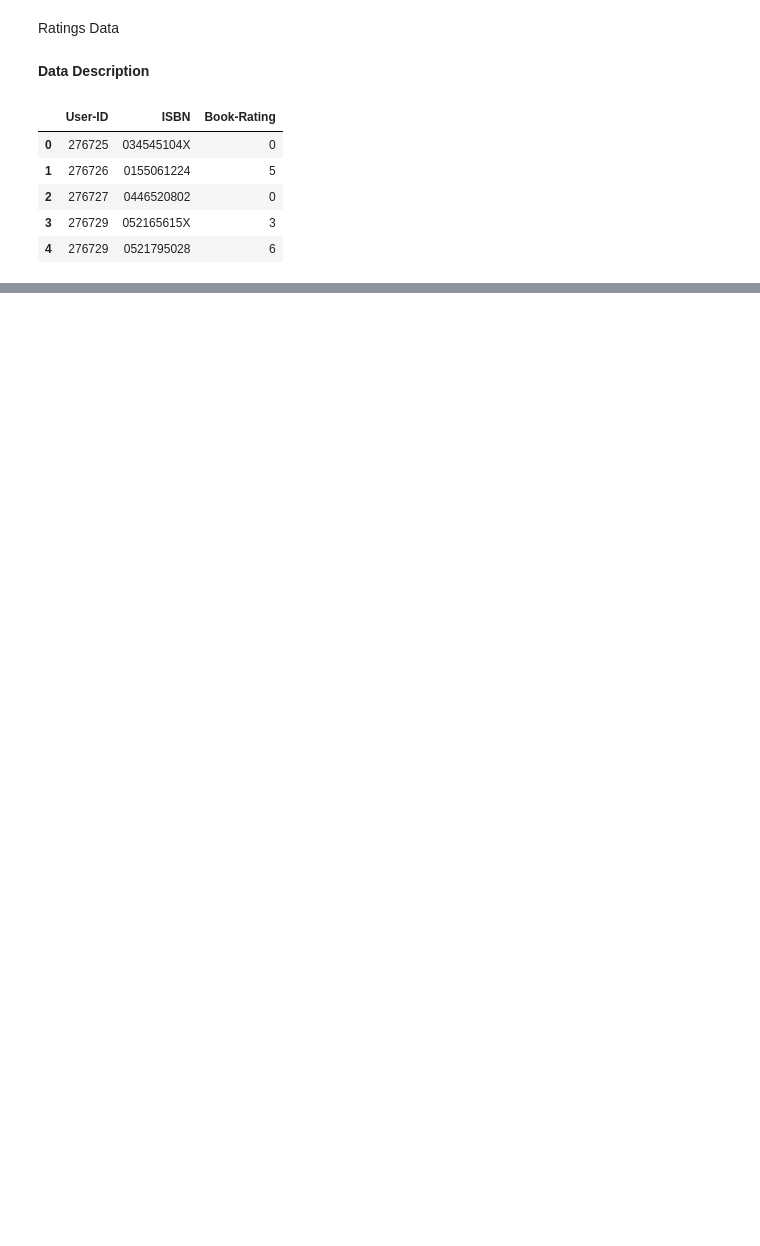
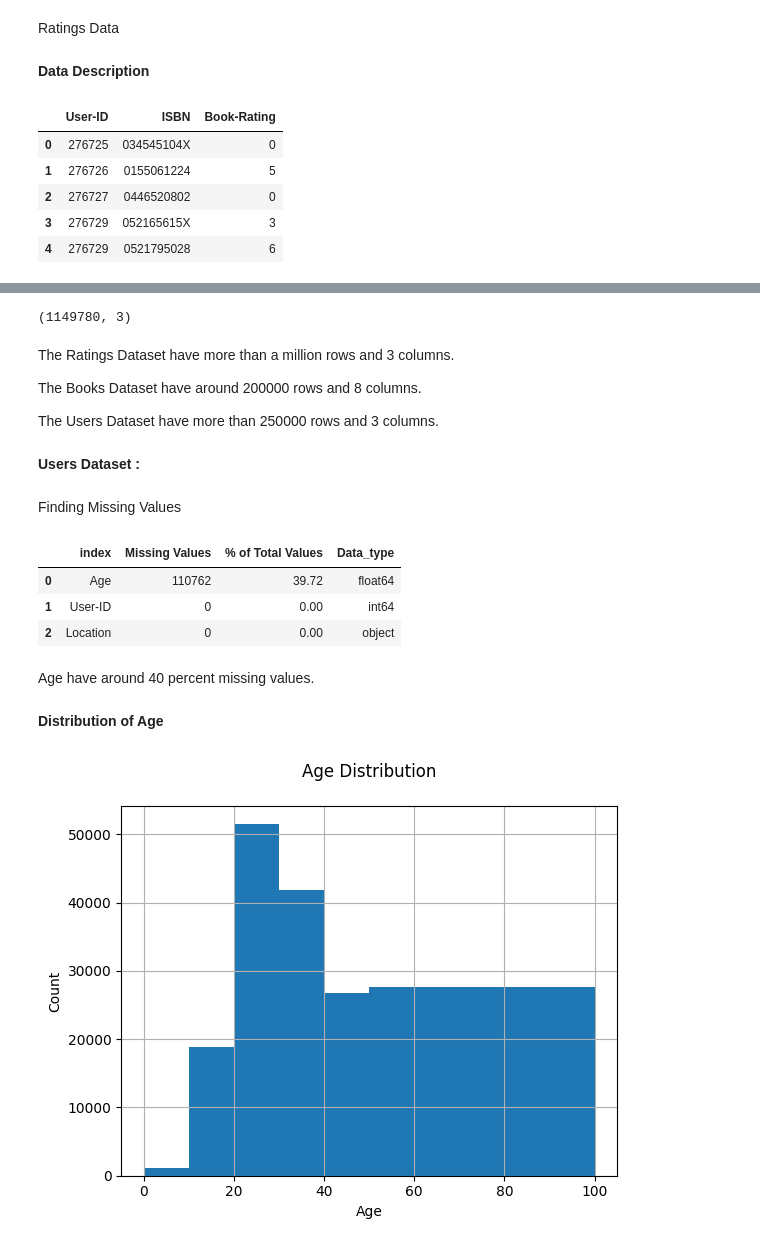
Before and after one commit to himanshu302002/Unsupervised-ML-, a Jupyter notebook: Capstone_Project_on_Unsupervised(ML)_For_Book_Recommendation_System.ipynb, the cells around one changed output, grey strips where cells are left out. Cells and saved outputs as stored; diff of their text form; code cells hidden in the pictures; blank space fills up the shorter version.

```diff
--- a/Capstone_Project_on_Unsupervised(ML)_For_Book_Recommendation_System.ipynb
+++ b/Capstone_Project_on_Unsupervised(ML)_For_Book_Recommendation_System.ipynb
@@ -118,0 +129,12 @@ ratings.head()
+# %%
+ratings.shape
+# %% [output]
+(1149780, 3)
+# %% [markdown]
+The Ratings Dataset have more than a million rows and 3 columns.
+
+The Books Dataset have around 200000 rows and 8 columns.
+
+The Users Dataset have more than 250000 rows and 3 columns.
+# %% [markdown]
+**Users Dataset :**
@@ -118,0 +151,21 @@ ratings.head()
+# %% [markdown]
+Finding Missing Values
+# %%
+missing_values(users)
+# %% [output]
+|  | index | Missing Values | % of Total Values | Data_type |
+| 0 | Age | 110762 | 39.72 | float64 |
+| 1 | User-ID | 0 | 0.00 | int64 |
+| 2 | Location | 0 | 0.00 | object |
+# %% [markdown]
+Age have around 40 percent missing values.
+# %% [markdown]
+**Distribution of Age**
+# %%
+users.Age.hist(bins=[0, 10, 20, 30, 40, 50, 100])
+plt.title('Age Distribution\n')
+plt.xlabel('Age')
+plt.ylabel('Count')
+plt.show()
+# %% [output]
+[figure, added]
```
Also changed, not shown: parts of 10 cells of this notebook.
